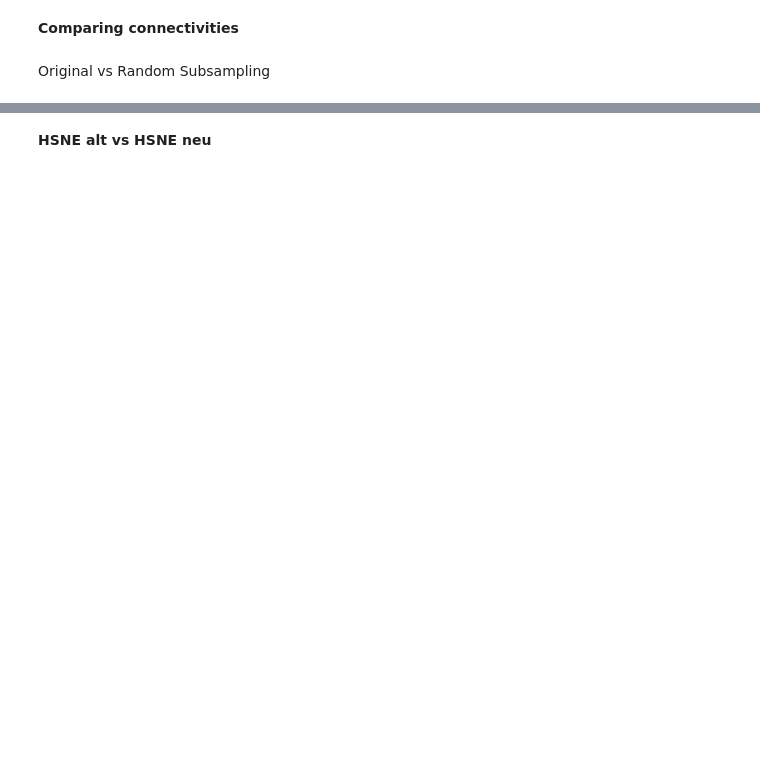
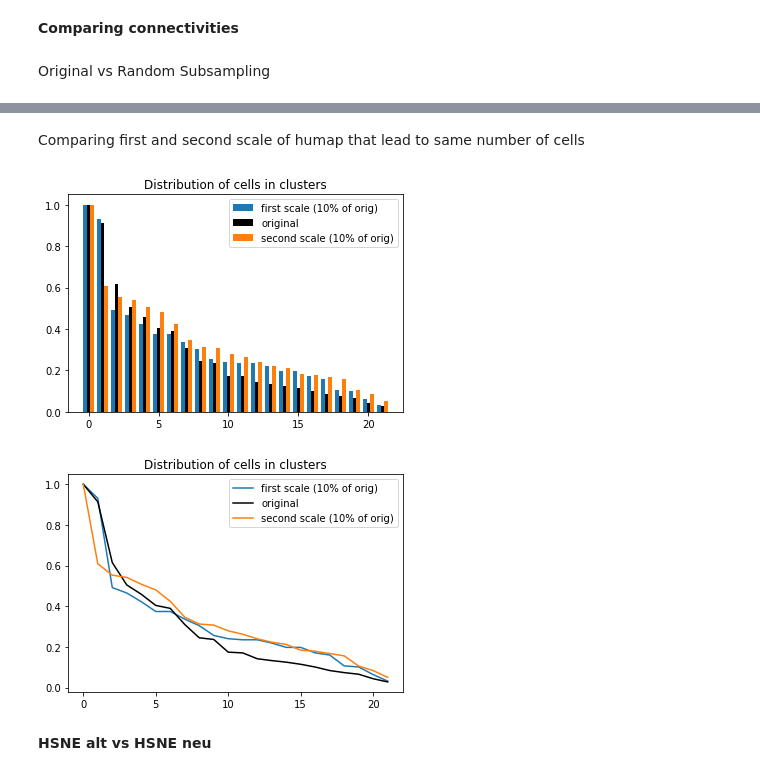
Before and after one commit to buettnerlab/pytometry_legacy, a Jupyter notebook: pytometry/Eval_NB.ipynb, the cells around one changed output, grey strips where cells are left out. Cells and saved outputs as stored; diff of their text form; code cells hidden in the pictures; blank space fills up the shorter version.

```diff
--- a/pytometry/Eval_NB.ipynb
+++ b/pytometry/Eval_NB.ipynb
@@ -240,0 +278,31 @@ Similarity between subsampled data and original data regarding connectivities. T
+# %% [markdown]
+Comparing first and second scale of humap that lead to same number of cells
+# %%
+adata_humap2_sub = adata_humap2_sub.uns["HUMAP_scales"][-1]
+
+orig_clustercount  = adata.obs["louv_05"].value_counts()
+orig_clustercount /= np.max(orig_clustercount)
+
+humap_clustercount = adata_humap_sub.obs["louv_05"].value_counts()
+humap_clustercount /= np.max(humap_clustercount)
+
+humap2_clustercount = adata_humap2_sub.obs["louv_05"].value_counts()
+humap2_clustercount /= np.max(humap2_clustercount)
+
+barwidth = 0.25
+plt.bar(np.arange(humap_clustercount.count())-barwidth, humap_clustercount, barwidth , label="first scale (10% of orig)")
+plt.bar(np.arange(orig_clustercount.count()), orig_clustercount, barwidth, label="original", color="black")
+plt.bar(np.arange(humap2_clustercount.count())+barwidth, humap2_clustercount, barwidth, label="second scale (10% of orig)")
+plt.legend()
+plt.title("Distribution of cells in clusters")
+plt.show()
+
+plt.plot(np.arange(humap_clustercount.count()), humap_clustercount , label="first scale (10% of orig)")
+plt.plot(np.arange(orig_clustercount.count()), orig_clustercount, label="original", color="black")
+plt.plot(np.arange(humap2_clustercount.count()), humap2_clustercount, label="second scale (10% of orig)")
+plt.legend()
+plt.title("Distribution of cells in clusters")
+plt.show()
+# %% [output]
+[figure, added]
+[figure, added]
```
Also changed, not shown: parts of 10 cells of this notebook.
